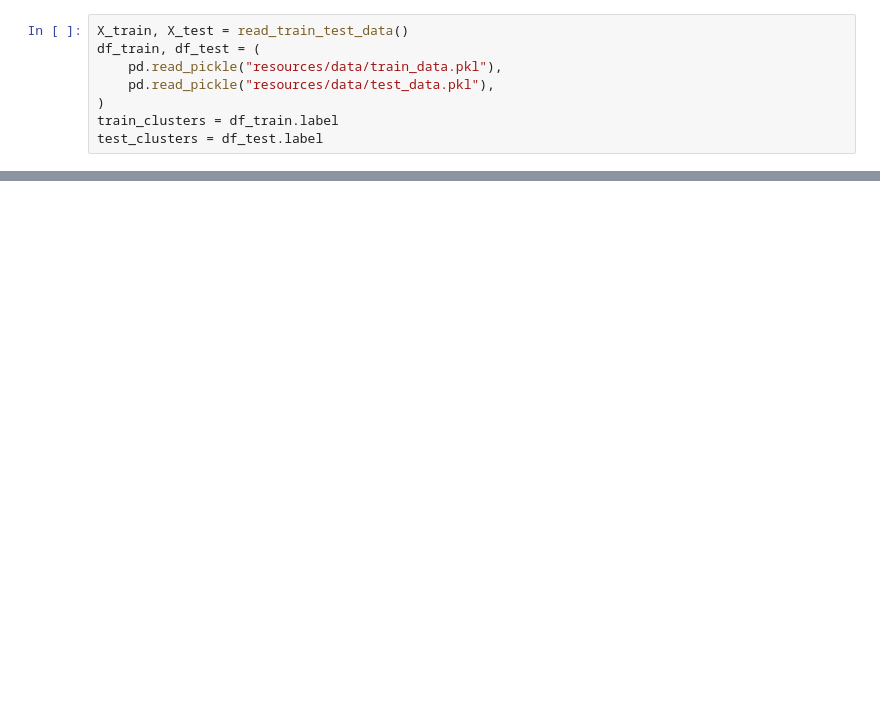
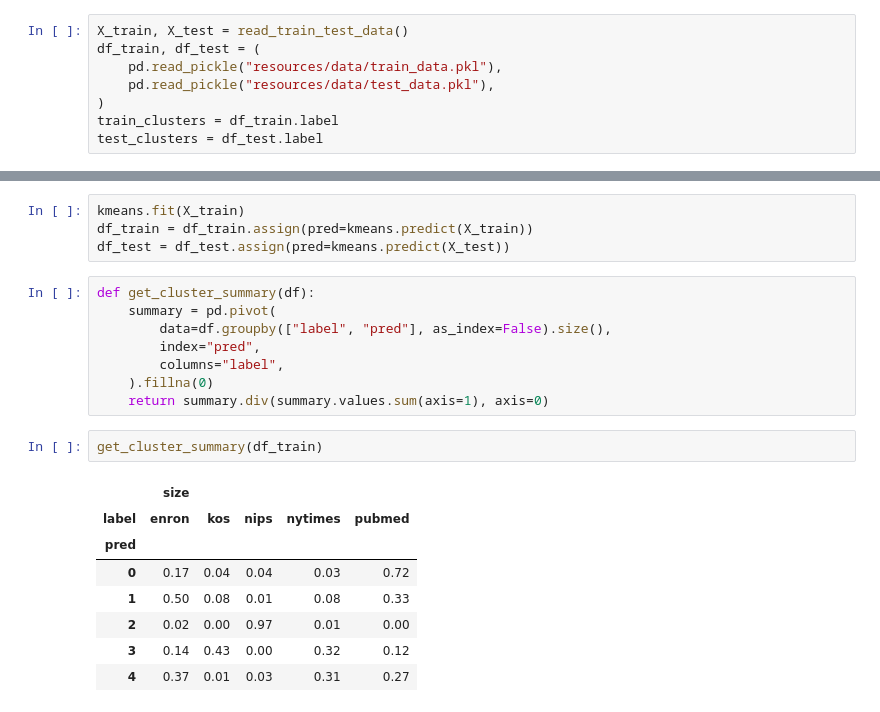
Before and after one commit to azoz01/wum_projekt_2, a Jupyter notebook: models/notebooks/kmeans.ipynb, the cells around one changed output, grey strips where cells are left out. Cells and saved outputs as stored; diff of their text form; blank space fills up the shorter version.

```diff
--- a/models/notebooks/kmeans.ipynb
+++ b/models/notebooks/kmeans.ipynb
@@ -66,0 +65,23 @@ array([1., 1., 1., ..., 1., 1., 1.])
+# %%
+kmeans.fit(X_train)
+df_train = df_train.assign(pred=kmeans.predict(X_train))
+df_test = df_test.assign(pred=kmeans.predict(X_test))
+# %%
+def get_cluster_summary(df):
+    summary = pd.pivot(
+        data=df.groupby(["label", "pred"], as_index=False).size(),
+        index="pred",
+        columns="label",
+    ).fillna(0)
+    return summary.div(summary.values.sum(axis=1), axis=0)
+# %%
+get_cluster_summary(df_train)
+# %% [output]
+|  | size |  |  |  |  |
+| label | enron | kos | nips | nytimes | pubmed |
+| pred |  |  |  |  |  |
+| 0 | 0.17 | 0.04 | 0.04 | 0.03 | 0.72 |
+| 1 | 0.50 | 0.08 | 0.01 | 0.08 | 0.33 |
+| 2 | 0.02 | 0.00 | 0.97 | 0.01 | 0.00 |
+| 3 | 0.14 | 0.43 | 0.00 | 0.32 | 0.12 |
+| 4 | 0.37 | 0.01 | 0.03 | 0.31 | 0.27 |
```
Also changed, not shown: parts of 8 cells of this notebook, 2 other files.
